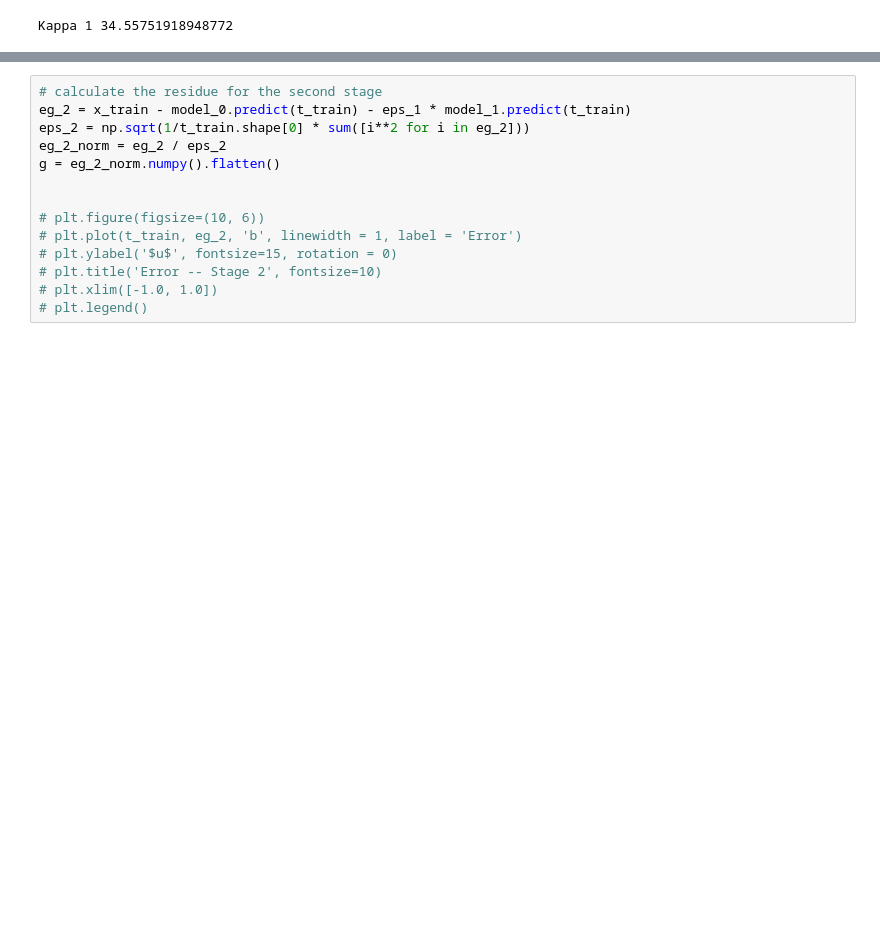
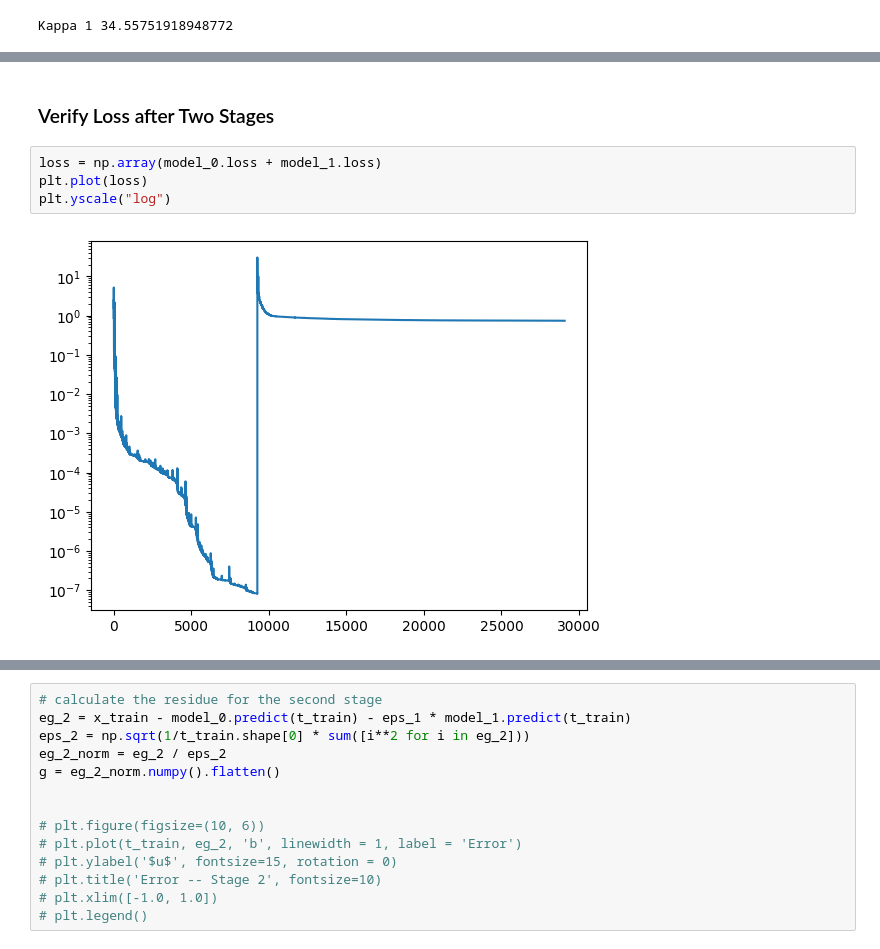
Before and after one commit to akavuturu/MultistageNN, a Jupyter notebook: Regression/MultiStageRegNN_1D.ipynb, the cells around one changed output, grey strips where cells are left out. Cells and saved outputs as stored; diff of their text form; blank space fills up the shorter version.

```diff
--- a/Regression/MultiStageRegNN_1D.ipynb
+++ b/Regression/MultiStageRegNN_1D.ipynb
@@ -455,0 +472,8 @@ Error u: 2.089648e-07
+# %% [markdown]
+### Verify Loss after Two Stages
+# %%
+loss = np.array(model_0.loss + model_1.loss)
+plt.plot(loss)
+plt.yscale("log")
+# %% [output]
+[figure, added]
```
Also changed, not shown: parts of 8 cells of this notebook, 1 other file.
